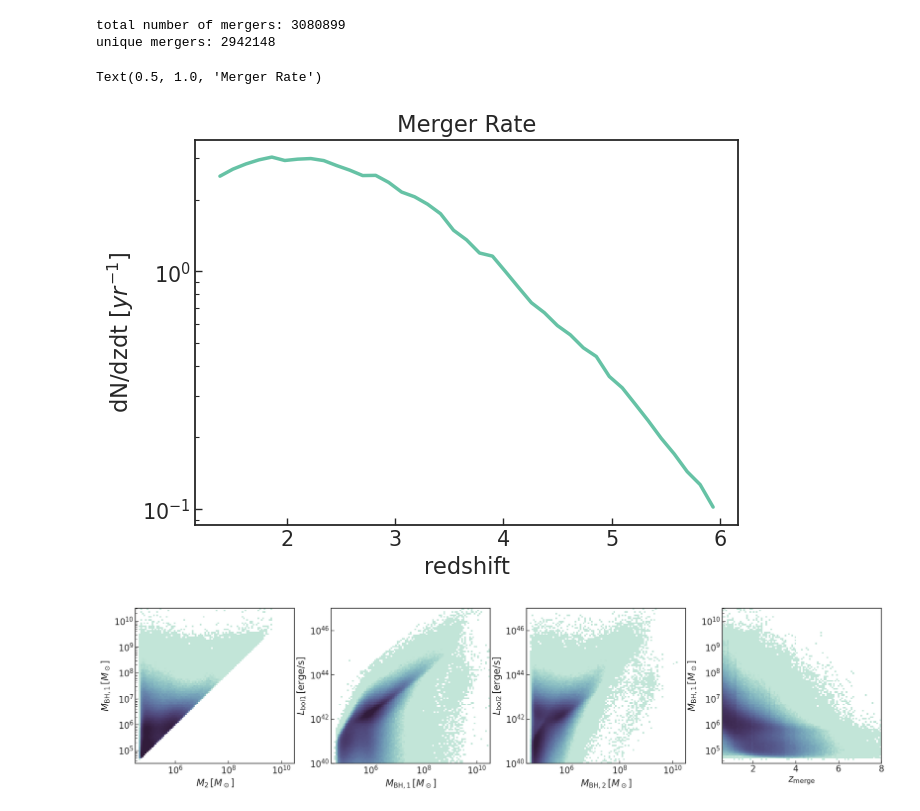
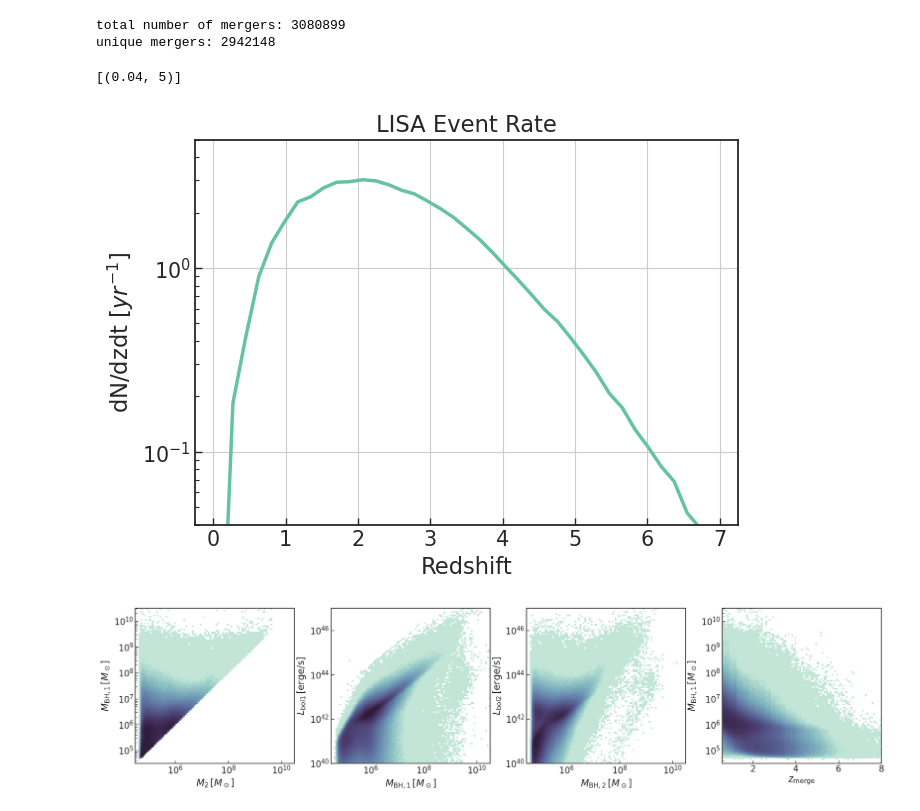
Before and after one commit to nianyic7/AstridData, a Jupyter notebook: merger_catalog/merger_data_v2.1_save_npy.ipynb, the cells around one changed output. Drawn from its saved outputs; the diff is of its cells as text; code cells hidden in the pictures.

```diff
--- a/merger_catalog/merger_data_v2.1_save_npy.ipynb
+++ b/merger_catalog/merger_data_v2.1_save_npy.ipynb
@@ -184,9 +184,11 @@ print("unique mergers:", len(all_data))
 # %% [output]
 total number of mergers: 3080899
 unique mergers: 2942148
+# %%
+all_data = np.load("/hildafs/datasets/Asterix/BH-mergers/up_to_date_mergers_nogal.npy")
 # %%
 vsim = 250**3
-zbin = np.linspace(1.316,6,40)
+zbin = np.linspace(0,7,40)
 dz = zbin[1:] - zbin[:-1]
 zc = 0.5*(zbin[1:]+zbin[:-1])
 rc = np.array([cosmo.comovingDistance(0.,zz) for zz in zc])
@@ -196,12 +198,14 @@ rate0 = n0/dz/vsim*4*np.pi*rc**2*c_Mpc_yr
 # %%
 fig, ax = plt.subplots(1, 1, figsize=(7,5))
 ax.plot(zc, rate0)
-ax.set(xlabel="redshift", ylabel=r"dN/dzdt [$yr^{-1}$]", yscale="log")
+ax.set(xlabel="Redshift", ylabel=r"dN/dzdt [$yr^{-1}$]", yscale="log")
 # plt.yscale('log')
-ax.set_title("Merger Rate")
+ax.set_title("LISA Event Rate")
+ax.grid()
+ax.set(ylim=[0.04, 5])
 # %% [output]
-Text(0.5, 1.0, 'Merger Rate')
+[(0.04, 5)]
-[figure, old version]
+[figure, new version]
 # %%
 mergers = all_data
 
```
Also changed, not shown: parts of 1 cell of this notebook, 2 other files.
